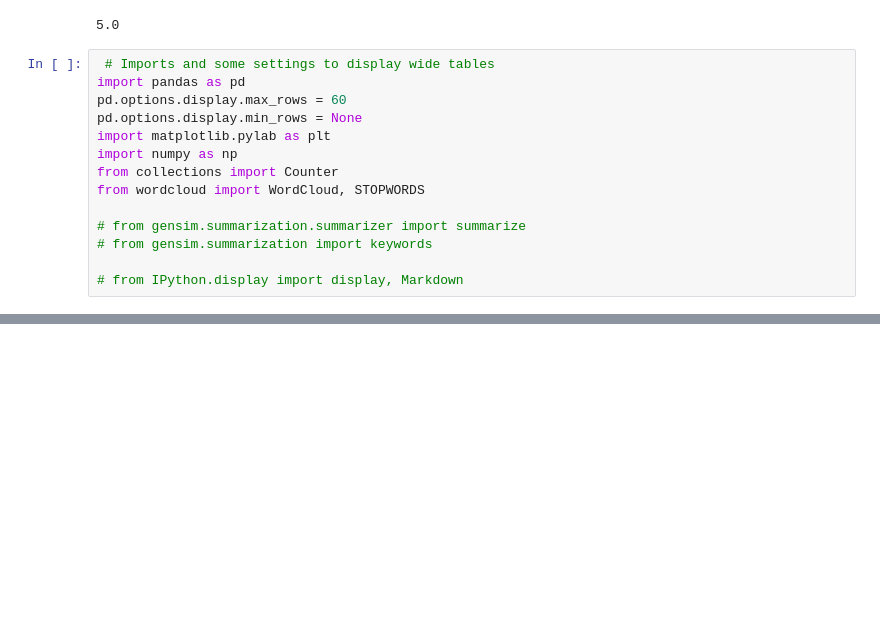
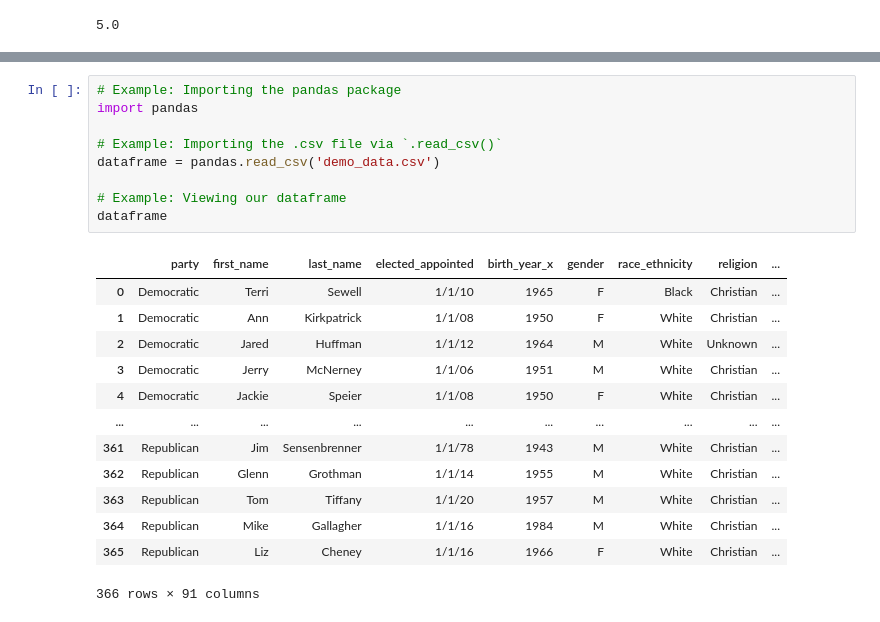
Before and after one commit to edwardoughton/innovators, a Jupyter notebook: Intro_to_data_analysis.ipynb, the cells around one changed output, grey strips where cells are left out. Cells and saved outputs as stored; diff of their text form; blank space fills up the shorter version.

```diff
--- a/Intro_to_data_analysis.ipynb
+++ b/Intro_to_data_analysis.ipynb
@@ -121,17 +121,3 @@ import numpy as np
 np.sqrt(25)
 # %% [output]
 5.0
-# %%
- # Imports and some settings to display wide tables
-import pandas as pd
-pd.options.display.max_rows = 60
-pd.options.display.min_rows = None
-import matplotlib.pylab as plt
-import numpy as np
-from collections import Counter
-from wordcloud import WordCloud, STOPWORDS
-
-# from gensim.summarization.summarizer import summarize
-# from gensim.summarization import keywords
-
-# from IPython.display import display, Markdown
@@ -169,0 +154,23 @@ plotHorzBar("This is a checkbox question")
+# %%
+# Example: Importing the pandas package
+import pandas
+
+# Example: Importing the .csv file via `.read_csv()`
+dataframe = pandas.read_csv('demo_data.csv')
+
+# Example: Viewing our dataframe
+dataframe
+# %% [output]
+|  | party | first_name | last_name | elected_appointed | birth_year_x | gender | race_ethnicity | religion | ... |
+| 0 | Democratic | Terri | Sewell | 1/1/10 | 1965 | F | Black | Christian | ... |
+| 1 | Democratic | Ann | Kirkpatrick | 1/1/08 | 1950 | F | White | Christian | ... |
+| 2 | Democratic | Jared | Huffman | 1/1/12 | 1964 | M | White | Unknown | ... |
+| 3 | Democratic | Jerry | McNerney | 1/1/06 | 1951 | M | White | Christian | ... |
+| 4 | Democratic | Jackie | Speier | 1/1/08 | 1950 | F | White | Christian | ... |
+| ... | ... | ... | ... | ... | ... | ... | ... | ... | ... |
+| 361 | Republican | Jim | Sensenbrenner | 1/1/78 | 1943 | M | White | Christian | ... |
+| 362 | Republican | Glenn | Grothman | 1/1/14 | 1955 | M | White | Christian | ... |
+| 363 | Republican | Tom | Tiffany | 1/1/20 | 1957 | M | White | Christian | ... |
+| 364 | Republican | Mike | Gallagher | 1/1/16 | 1984 | M | White | Christian | ... |
+| 365 | Republican | Liz | Cheney | 1/1/16 | 1966 | F | White | Christian | ... |
+366 rows × 91 columns
```
Also changed, not shown: parts of 11 cells of this notebook.
